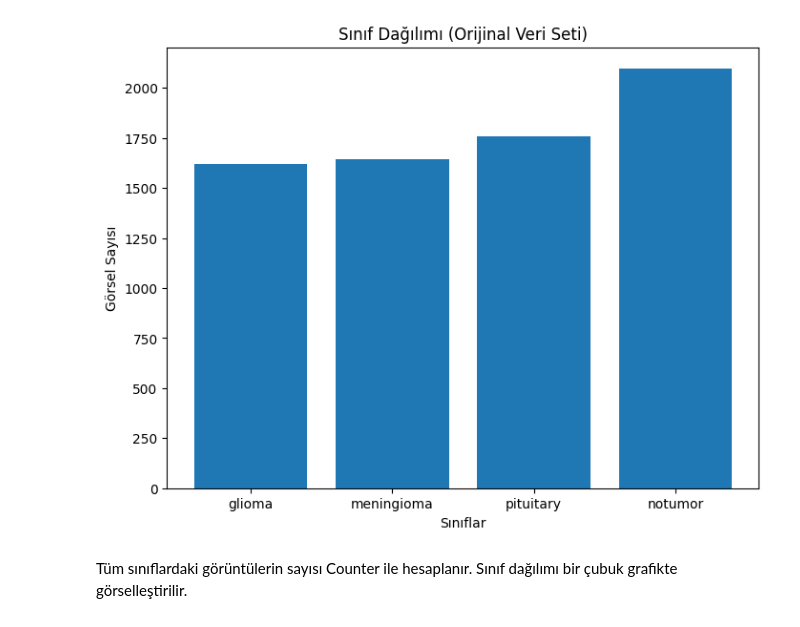
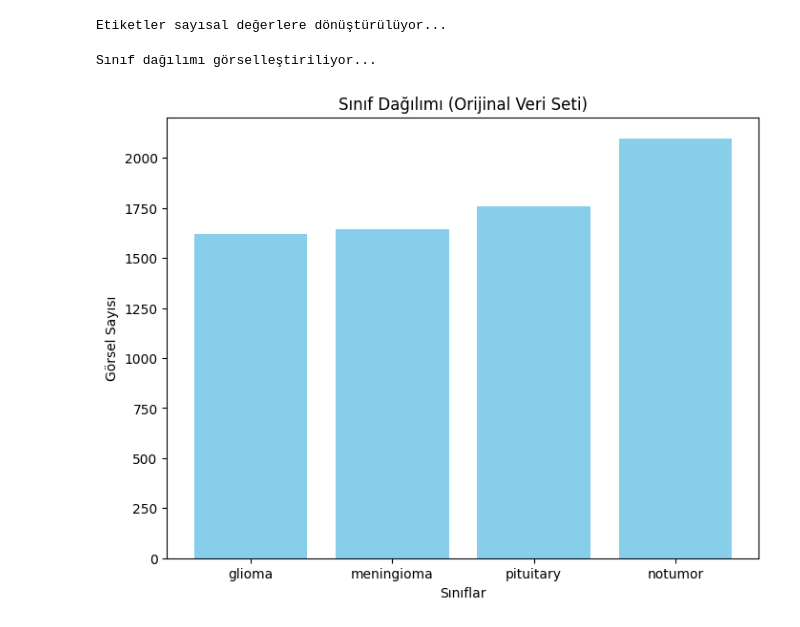
Before and after one commit to Last-Chance-Team/brain-tumor-detection, a Jupyter notebook: dataset_operations.ipynb, the cells around one changed output. Drawn from its saved outputs; the diff is of its cells as text; code cells hidden in the pictures.

Commit message:
Updata dataset_operations

```diff
--- a/dataset_operations.ipynb
+++ b/dataset_operations.ipynb
@@ -12,8 +9,5 @@ Bu kısımda, dosya işlemleri, görüntü işleme ve görselleştirme için ger
 # %%
-# Sınıf etiketleri
+# Ayarlar
 labels = ['glioma', 'meningioma', 'pituitary', 'notumor']
-
-# Boş listeler
-X = []
-Y = []
 image_size = 256
+X, Y = [], []
@@ -40,10 +54,0 @@ Etiketler de Y listesine kaydedilir.
-# %%
-# BTD/no klasöründen "notumor" sınıfını ekleme
-no_folder_path = os.path.join('dataset', 'btd', 'no')
-for image_name in tqdm(os.listdir(no_folder_path), desc='Loading BTD no class'):
-    img_path = os.path.join(no_folder_path, image_name)
-    img = cv2.imread(img_path)
-    if img is not None:
-        img = cv2.resize(img, (image_size, image_size))
-        X.append(img)
-        Y.append('notumor')
@@ -51,0 +55,10 @@ Bu bölümde, BTD/no klasöründeki görüntüler yüklenir ve mevcut veri setin
+# %%
+# Boş veya bozuk görüntülerin kontrolü
+valid_images = []
+valid_labels = []
+for i, img in enumerate(X):
+    if img is not None and np.max(img) > 0:  # Maksimum piksel değeri sıfırdan büyük olmalı
+        valid_images.append(img)
+        valid_labels.append(Y[i])
+X, Y = valid_images, valid_labels
+print(f"Geçerli görüntü sayısı: {len(X)}")
@@ -52,14 +113,20 @@ Bu bölümde, BTD/no klasöründeki görüntüler yüklenir ve mevcut veri setin
+# %%
+# Etiketleri sayısal değerlere dönüştürme
+print("Etiketler sayısal değerlere dönüştürülüyor...")
+label_encoder = LabelEncoder()
+Y_encoded = label_encoder.fit_transform(Y)
+# %% [output]
+Etiketler sayısal değerlere dönüştürülüyor...
 # %%
-# Sınıf dağılımını görselleştirme (Orijinal veri seti)
+# Sınıf dağılımını görselleştirme
+print("Sınıf dağılımı görselleştiriliyor...")
 class_counts = Counter(Y)
 plt.figure(figsize=(8, 6))
-plt.bar(class_counts.keys(), class_counts.values())
+plt.bar(class_counts.keys(), class_counts.values(), color='skyblue')
 plt.title("Sınıf Dağılımı (Orijinal Veri Seti)")
 plt.xlabel("Sınıflar")
 plt.ylabel("Görsel Sayısı")
 plt.show()
 # %% [output]
+Sınıf dağılımı görselleştiriliyor...
-[figure, old version]
+[figure, new version]
-# %% [markdown]
-Tüm sınıflardaki görüntülerin sayısı Counter ile hesaplanır.
-Sınıf dağılımı bir çubuk grafikte görselleştirilir.
```
Also changed, not shown: parts of 19 cells of this notebook.
